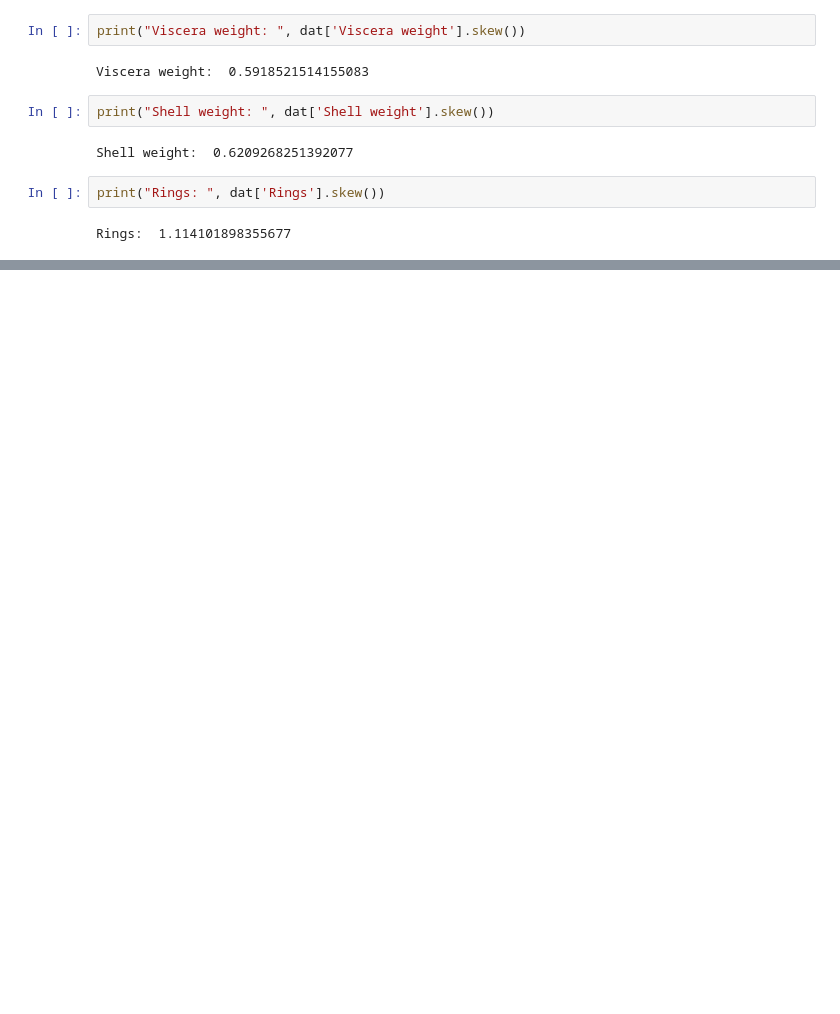
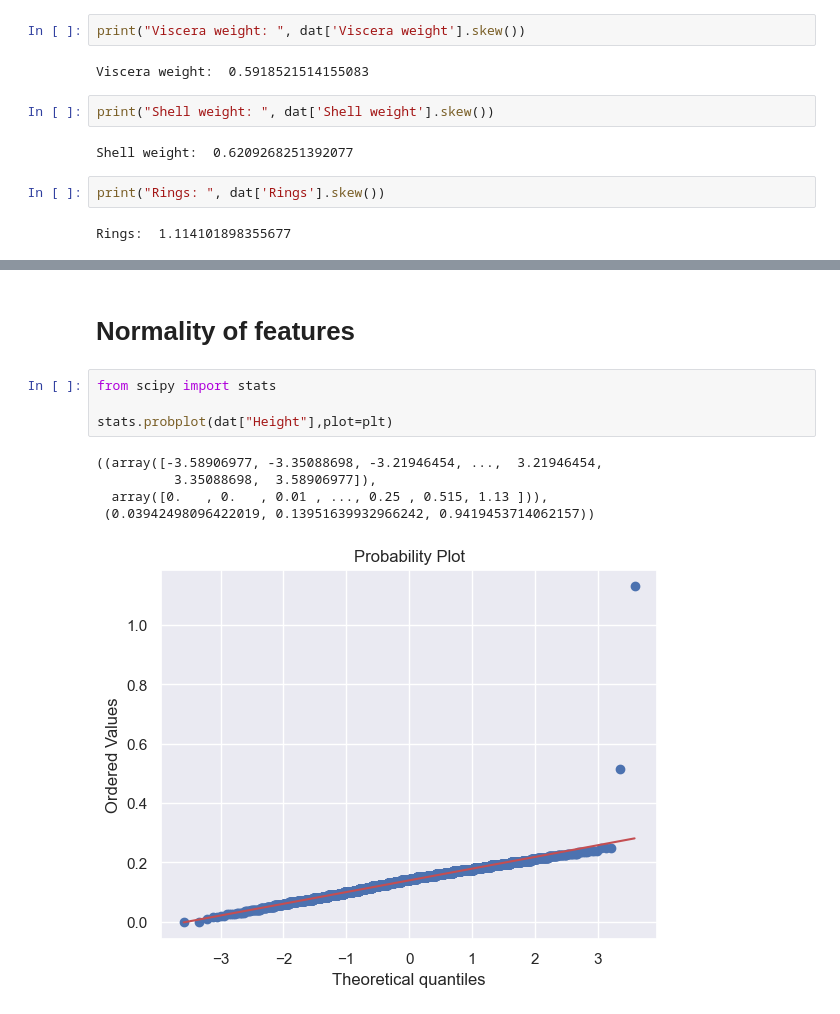
Before and after one commit to TeemaHover/Abalone, a Jupyter notebook: Abalone.ipynb, the cells around one changed output, grey strips where cells are left out. Drawn from its saved outputs; the diff is of its cells as text; blank space fills up the shorter version.

```diff
--- a/Abalone.ipynb
+++ b/Abalone.ipynb
@@ -364,0 +382,12 @@ Rings:  1.114101898355677
+# %% [markdown]
+# Normality of features
+# %%
+from scipy import stats
+
+stats.probplot(dat["Height"],plot=plt)
+# %% [output]
+((array([-3.58906977, -3.35088698, -3.21946454, ...,  3.21946454,
+          3.35088698,  3.58906977]),
+  array([0.   , 0.   , 0.01 , ..., 0.25 , 0.515, 1.13 ])),
+ (0.03942498096422019, 0.13951639932966242, 0.9419453714062157))
+[figure, added]
```
Also changed, not shown: parts of 15 cells of this notebook.
